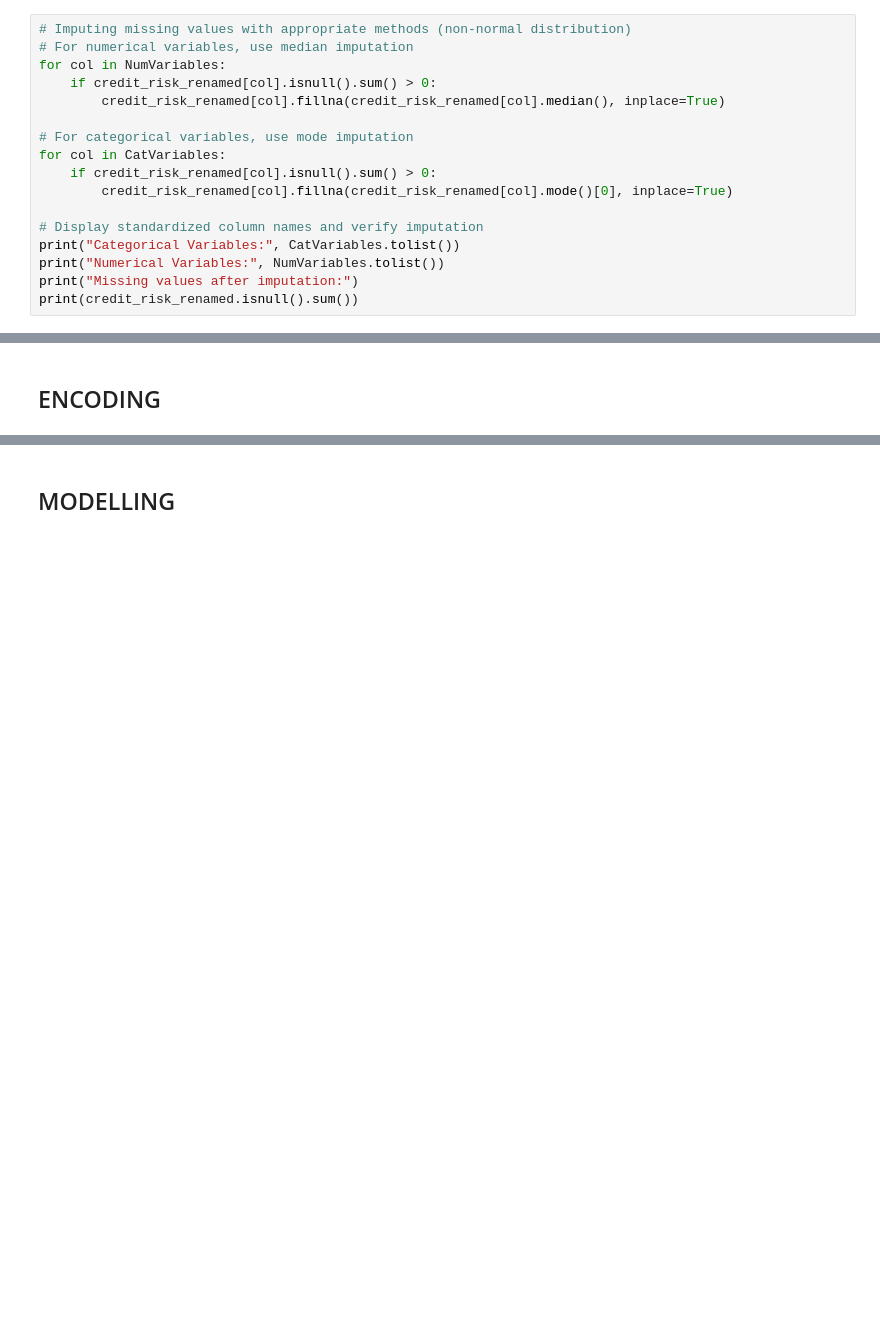
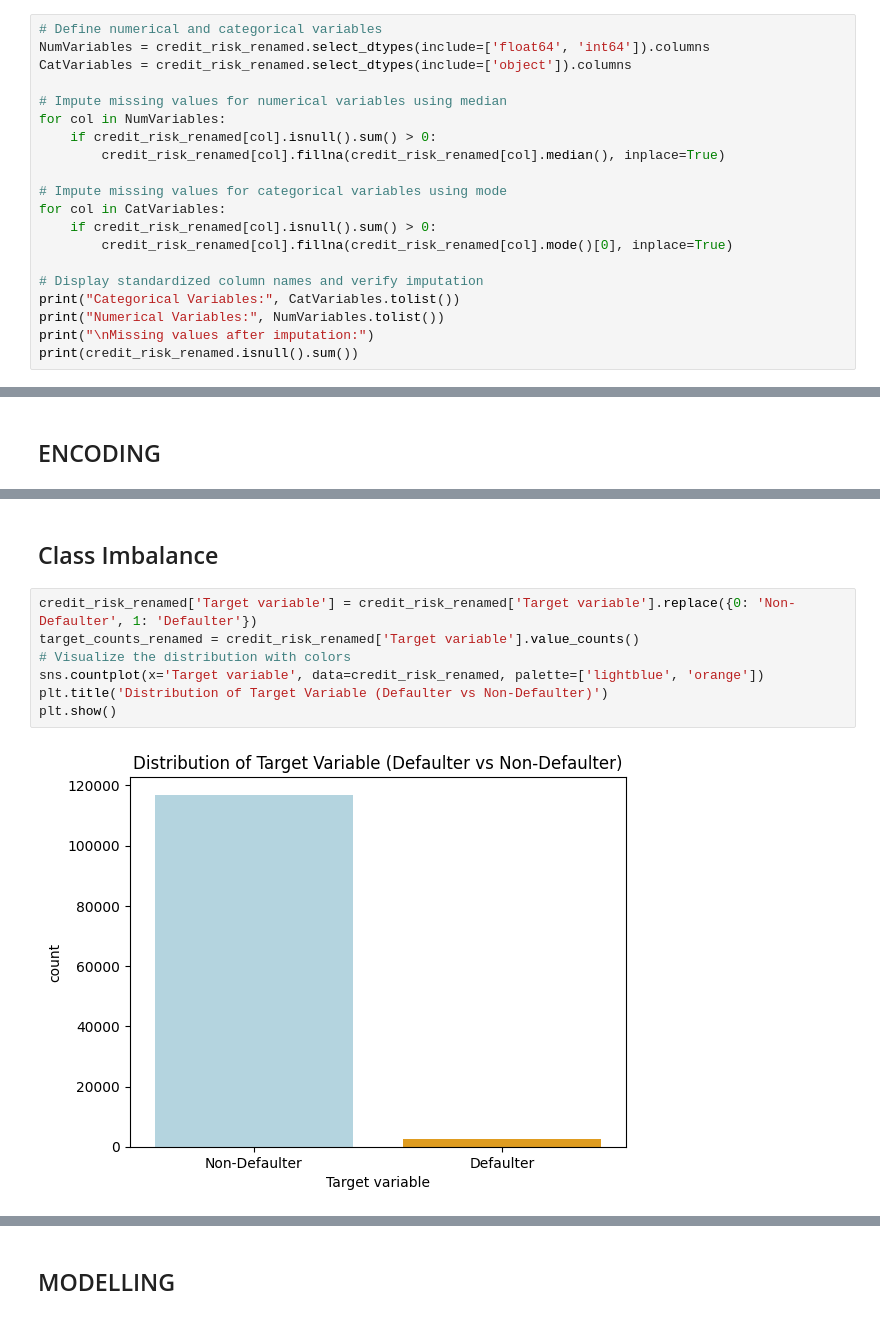
Before and after one commit to bonareri/Machine_Learning_1, a Jupyter notebook: Credit_Risk_Modelling.ipynb, the cells around one changed output, grey strips where cells are left out. Cells and saved outputs as stored; diff of their text form; blank space fills up the shorter version.

```diff
--- a/Credit_Risk_Modelling.ipynb
+++ b/Credit_Risk_Modelling.ipynb
@@ -336,12 +330,15 @@ Categorical Variables: ['gender', 'employment_type', 'resident_type_of_customer'
 Numerical Variables: ['customer_has_bounced_in_first_emi', 'no_of_times_bounced_12_months', 'maximum_mob', 'no_of_times_bounced_while_repaying_the_loan', 'emi', 'loan_amount', 'tenure', 'no_of_advance ...
 # %%
-# Imputing missing values with appropriate methods (non-normal distribution)
-# For numerical variables, use median imputation
+# Define numerical and categorical variables
+NumVariables = credit_risk_renamed.select_dtypes(include=['float64', 'int64']).columns
+CatVariables = credit_risk_renamed.select_dtypes(include=['object']).columns
+
+# Impute missing values for numerical variables using median
 for col in NumVariables:
     if credit_risk_renamed[col].isnull().sum() > 0:
         credit_risk_renamed[col].fillna(credit_risk_renamed[col].median(), inplace=True)
 
-# For categorical variables, use mode imputation
+# Impute missing values for categorical variables using mode
 for col in CatVariables:
     if credit_risk_renamed[col].isnull().sum() > 0:
         credit_risk_renamed[col].fillna(credit_risk_renamed[col].mode()[0], inplace=True)
@@ -349,6 +346,6 @@ for col in CatVariables:
 # Display standardized column names and verify imputation
 print("Categorical Variables:", CatVariables.tolist())
 print("Numerical Variables:", NumVariables.tolist())
-print("Missing values after imputation:")
+print("\nMissing values after imputation:")
 print(credit_risk_renamed.isnull().sum())
 # %% [output]
@@ -433,0 +478,11 @@ print(encoded_data.head())
+# %% [markdown]
+## Class Imbalance
+# %%
+credit_risk_renamed['Target variable'] = credit_risk_renamed['Target variable'].replace({0: 'Non-Defaulter', 1: 'Defaulter'})
+target_counts_renamed = credit_risk_renamed['Target variable'].value_counts()
+# Visualize the distribution with colors
+sns.countplot(x='Target variable', data=credit_risk_renamed, palette=['lightblue', 'orange'])
+plt.title('Distribution of Target Variable (Defaulter vs Non-Defaulter)')
+plt.show()
+# %% [output]
+[figure, added]
```
Also changed, not shown: parts of 24 cells of this notebook.
